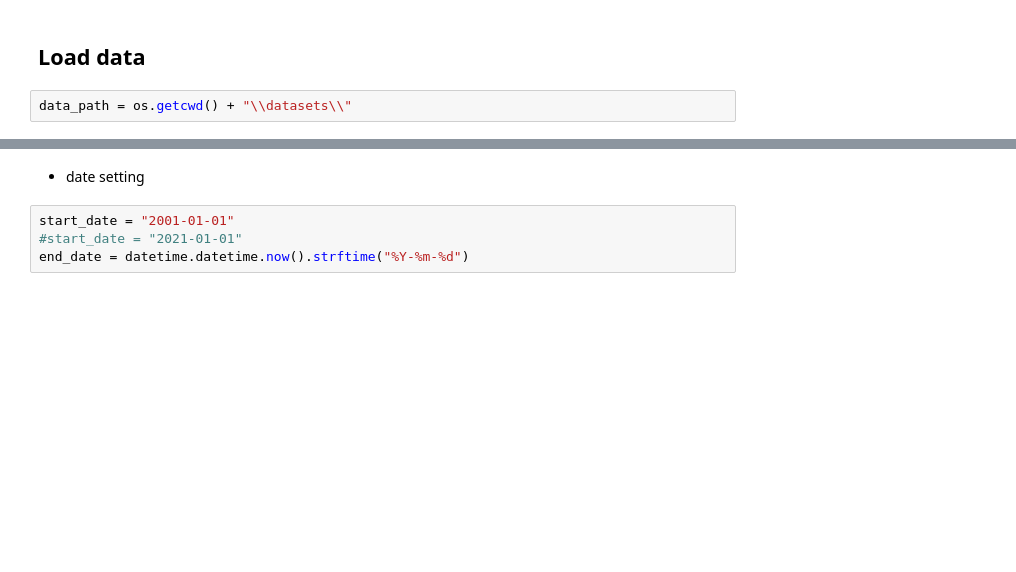
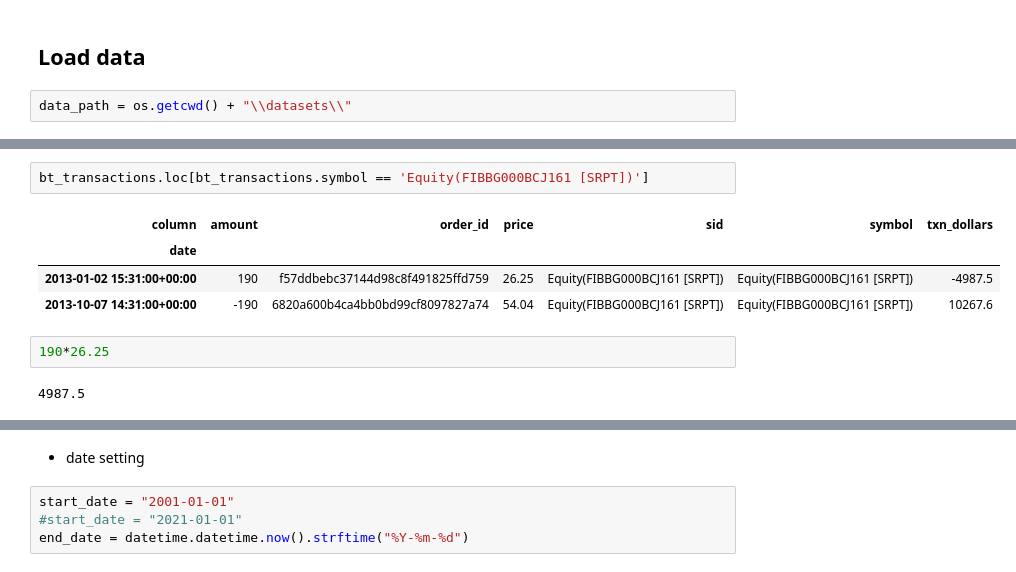
Before and after one commit to yjchoi-95/portfolio, a Jupyter notebook: ipynb/02. portfolio.ipynb, the cells around one changed output, grey strips where cells are left out. Drawn from its saved outputs; the diff is of its cells as text; blank space fills up the shorter version.

```diff
--- a/ipynb/02. portfolio.ipynb
+++ b/ipynb/02. portfolio.ipynb
@@ -28,0 +167,11 @@ stock_df.head()
+# %%
+bt_transactions.loc[bt_transactions.symbol == 'Equity(FIBBG000BCJ161 [SRPT])']
+# %% [output]
+| column | amount | order_id | price | sid | symbol | txn_dollars |
+| date |  |  |  |  |  |  |
+| 2013-01-02 15:31:00+00:00 | 190 | f57ddbebc37144d98c8f491825ffd759 | 26.25 | Equity(FIBBG000BCJ161 [SRPT]) | Equity(FIBBG000BCJ161 [SRPT]) | -4987.5 |
+| 2013-10-07 14:31:00+00:00 | -190 | 6820a600b4ca4bb0bd99cf8097827a74 | 54.04 | Equity(FIBBG000BCJ161 [SRPT]) | Equity(FIBBG000BCJ161 [SRPT]) | 10267.6 |
+# %%
+190*26.25
+# %% [output]
+4987.5
```
Also changed, not shown: parts of 32 cells of this notebook, 6 other files.
